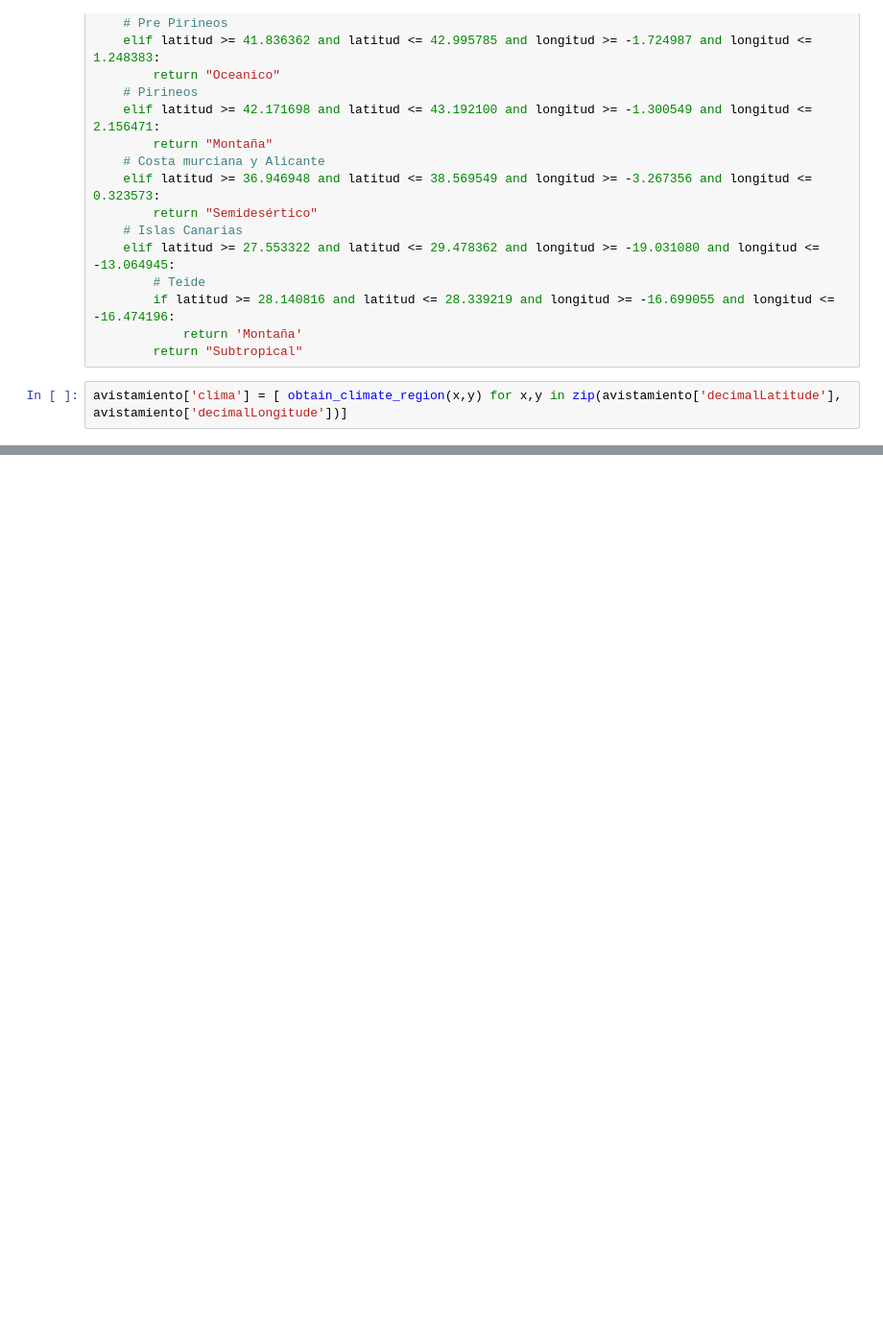
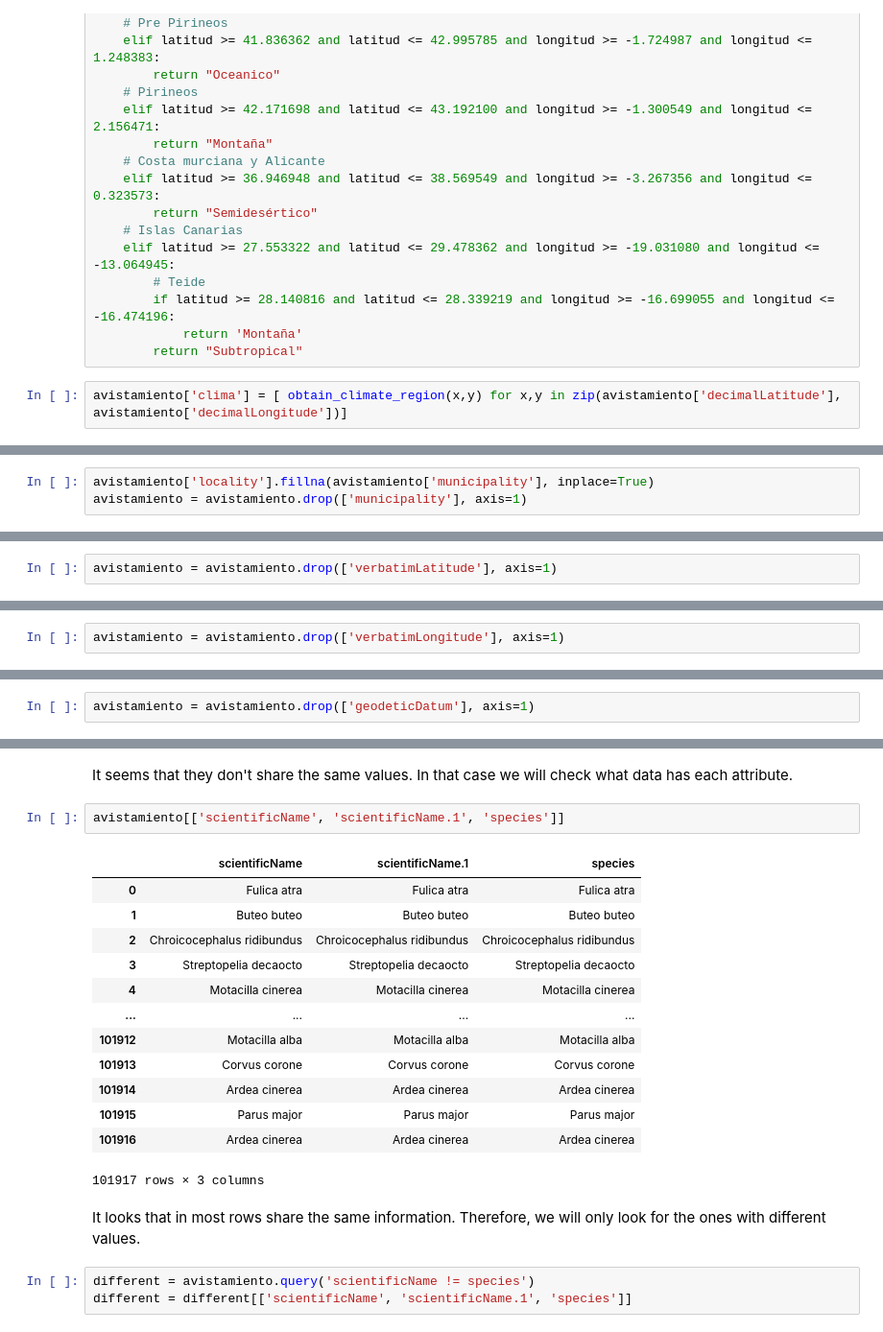
Before and after one commit to jhwan818/BD, a Jupyter notebook: projecte/dataProcessing.ipynb, the cells around one changed output, grey strips where cells are left out. Shown: that part at 96% size. Drawn from its saved outputs; the diff is of its cells as text; blank space fills up the shorter version.

```diff
--- a/projecte/dataProcessing.ipynb
+++ b/projecte/dataProcessing.ipynb
@@ -232,0 +229,3 @@ mal.head()
+# %%
+avistamiento['locality'].fillna(avistamiento['municipality'], inplace=True)
+avistamiento = avistamiento.drop(['municipality'], axis=1)
@@ -232,0 +262,2 @@ mal.head()
+# %%
+avistamiento = avistamiento.drop(['verbatimLatitude'], axis=1)
@@ -232,0 +272,2 @@ mal.head()
+# %%
+avistamiento = avistamiento.drop(['verbatimLongitude'], axis=1)
@@ -232,0 +282,2 @@ mal.head()
+# %%
+avistamiento = avistamiento.drop(['geodeticDatum'], axis=1)
@@ -232,0 +296,23 @@ mal.head()
+# %% [markdown]
+It seems that they don't share the same values. In that case we will check what data has each attribute.
+# %%
+avistamiento[['scientificName', 'scientificName.1', 'species']]
+# %% [output]
+|  | scientificName | scientificName.1 | species |
+| 0 | Fulica atra | Fulica atra | Fulica atra |
+| 1 | Buteo buteo | Buteo buteo | Buteo buteo |
+| 2 | Chroicocephalus ridibundus | Chroicocephalus ridibundus | Chroicocephalus ridibundus |
+| 3 | Streptopelia decaocto | Streptopelia decaocto | Streptopelia decaocto |
+| 4 | Motacilla cinerea | Motacilla cinerea | Motacilla cinerea |
+| ... | ... | ... | ... |
+| 101912 | Motacilla alba | Motacilla alba | Motacilla alba |
+| 101913 | Corvus corone | Corvus corone | Corvus corone |
+| 101914 | Ardea cinerea | Ardea cinerea | Ardea cinerea |
+| 101915 | Parus major | Parus major | Parus major |
+| 101916 | Ardea cinerea | Ardea cinerea | Ardea cinerea |
+101917 rows × 3 columns
+# %% [markdown]
+It looks that in most rows share the same information. Therefore, we will only look for the ones with different values.
+# %%
+different = avistamiento.query('scientificName != species')
+different = different[['scientificName', 'scientificName.1', 'species']]
```
Also changed, not shown: parts of 27 cells of this notebook.
